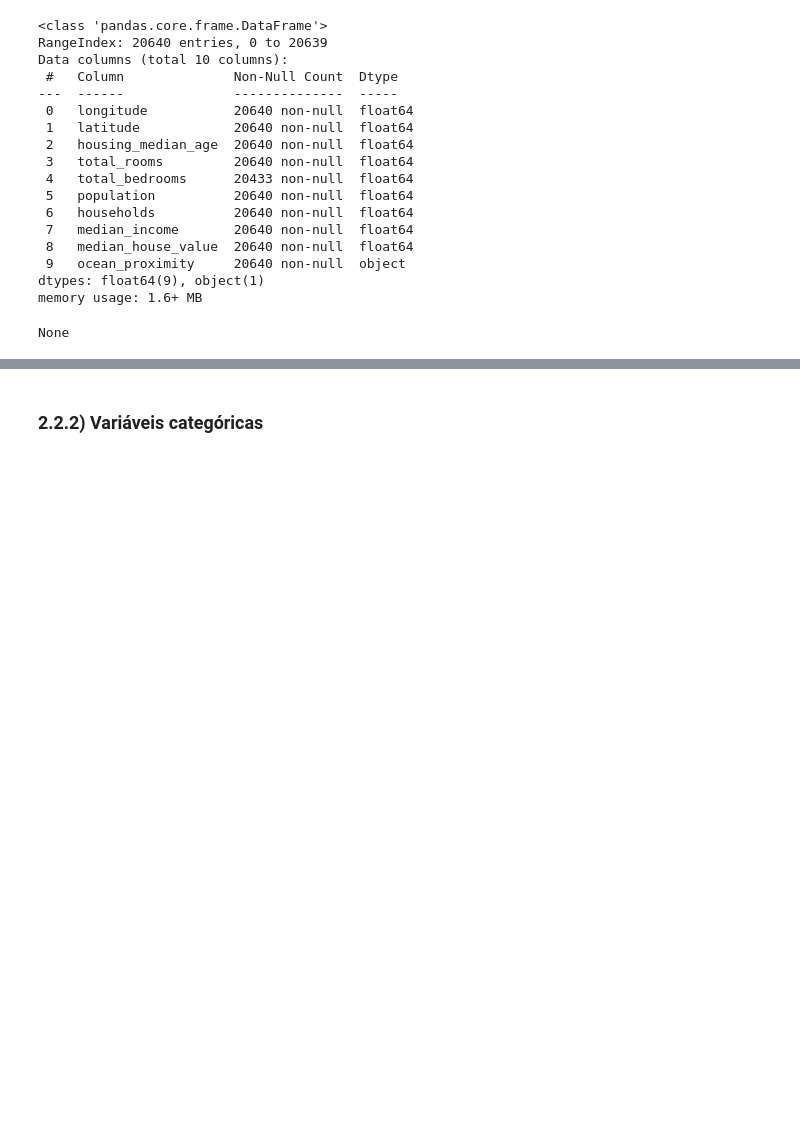
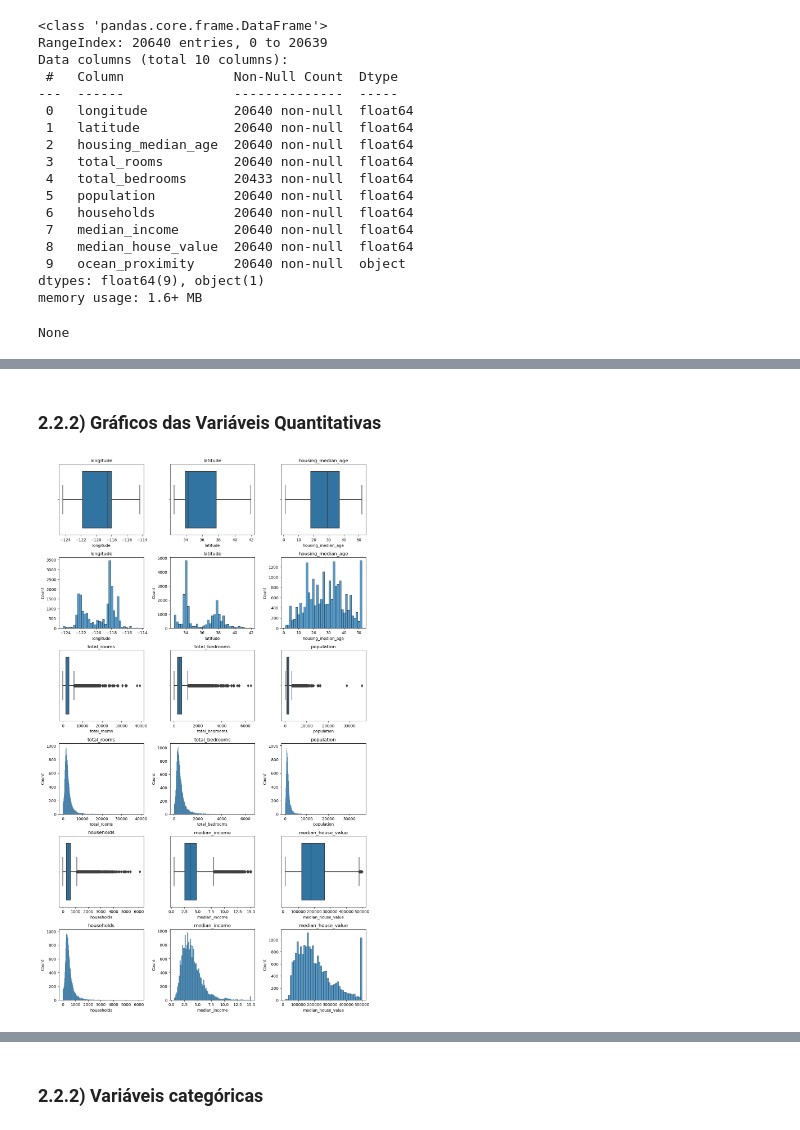
Before and after one commit to mvlaran/cienciaDeDados, a Jupyter notebook: lxai/housing/Housing.ipynb, the cells around one changed output, grey strips where cells are left out. Saved outputs shown, nothing was run; the diff lists cells and outputs as text; code cells hidden in the pictures; blank space fills up the shorter version.

```diff
--- a/lxai/housing/Housing.ipynb
+++ b/lxai/housing/Housing.ipynb
@@ -109,3 +138,49 @@ df.describe().T
 | households | 20640.0 | 499.539680 | 382.329753 | 1.0000 | 280.0000 | 409.0000 | 605.00000 | 6082.0000 |
 | median_income | 20640.0 | 3.870671 | 1.899822 | 0.4999 | 2.5634 | 3.5348 | 4.74325 | 15.0001 |
 | median_house_value | 20640.0 | 206855.816909 | 115395.615874 | 14999.0000 | 119600.0000 | 179700.0000 | 264725.00000 | 500001.0000 |
+# %% [markdown]
+### 2.2.2) Gráficos das Variáveis Quantitativas
+# %%
+import seaborn as sns
+import matplotlib.pyplot as plt
+
+# Define as variáveis para cada linha
+var1 = ['longitude', 'latitude', 'housing_median_age']
+var2 = ['total_rooms', 'total_bedrooms', 'population']
+var3 = ['households', 'median_income', 'median_house_value']
+
+# Cria uma figura com 6 linhas e 3 colunas
+fig, axes = plt.subplots(nrows=6, ncols=3, figsize=(12, 20))
+
+# Plota os boxplots e histogramas
+for i, var in enumerate(var1):
+    sns.boxplot(x=df[var], ax=axes[0, i])
+    axes[0, i].set_title(var)
+
+for i, var in enumerate(var1):
+    sns.histplot(x=df[var], ax=axes[1, i])
+    axes[1, i].set_title(var)
+
+for i, var in enumerate(var2):
+    sns.boxplot(x=df[var], ax=axes[2, i])
+    axes[2, i].set_title(var)
+
+for i, var in enumerate(var2):
+    sns.histplot(x=df[var], ax=axes[3, i])
+    axes[3, i].set_title(var)
+
+for i, var in enumerate(var3):
+    sns.boxplot(x=df[var], ax=axes[4, i])
+    axes[4, i].set_title(var)
+
+for i, var in enumerate(var3):
+    sns.histplot(x=df[var], ax=axes[5, i])
+    axes[5, i].set_title(var)
+
+# Ajusta o espaçamento entre os subplots
+plt.tight_layout()
+
+# Exibe o gráfico
+plt.show()
+# %% [output]
+[figure, added]
```
Also changed, not shown: parts of 85 cells of this notebook.
